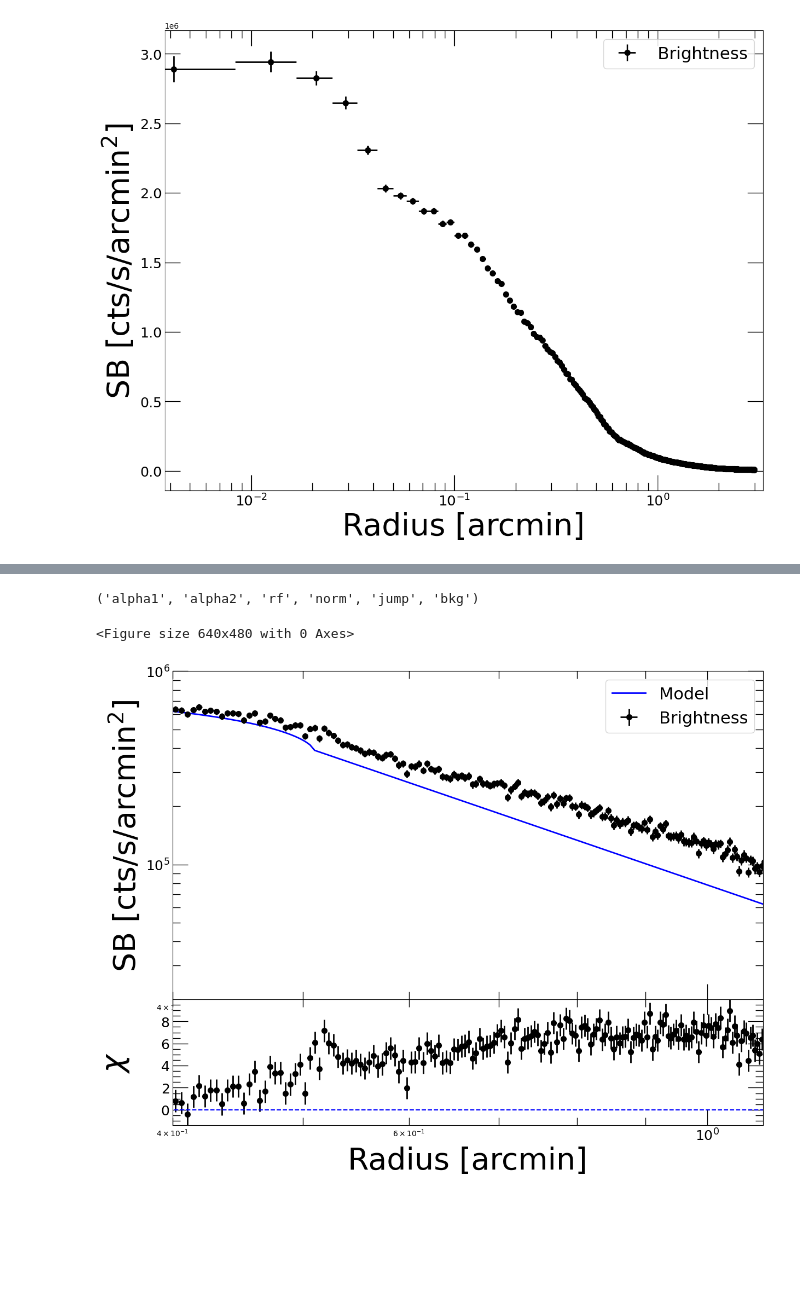
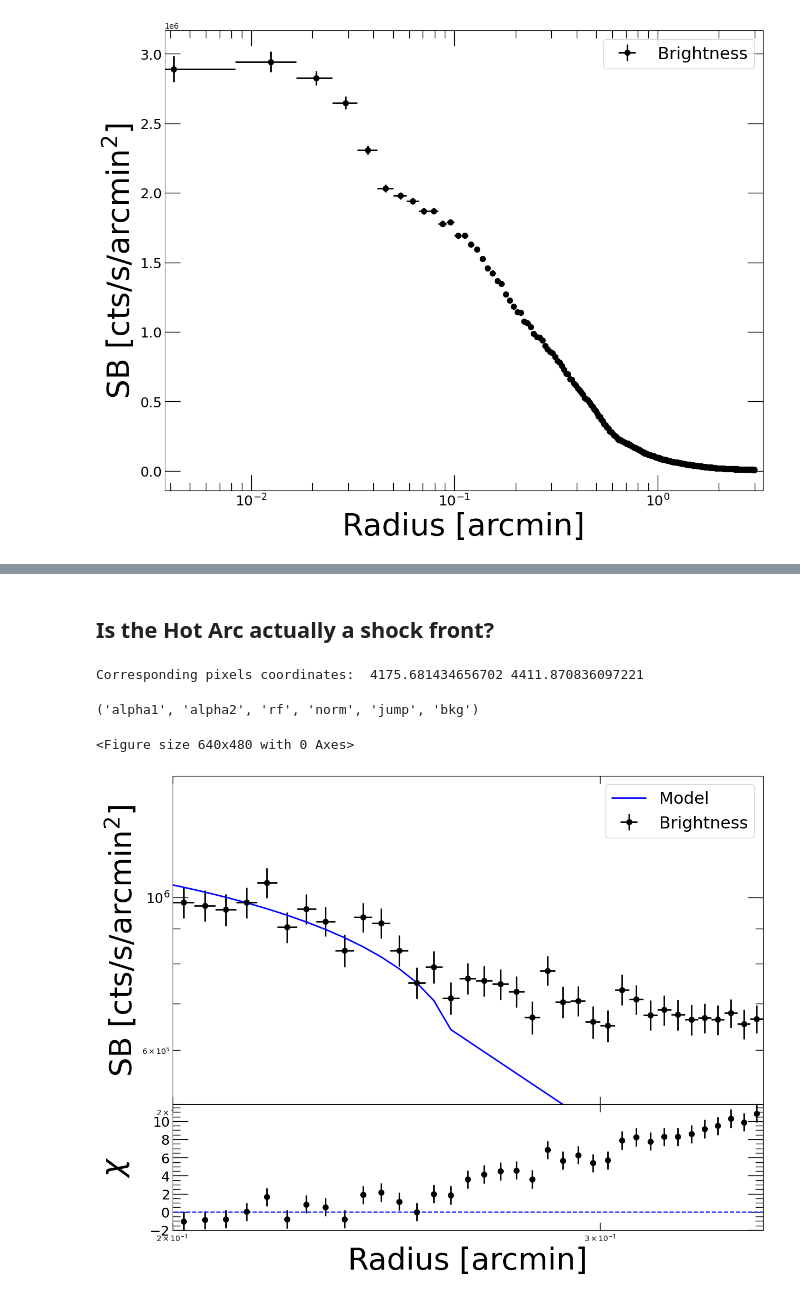
Before and after one commit to osaseo/abell_2597_chandra, a Jupyter notebook: 4_pyproffit_profiles.ipynb, the cells around one changed output, grey strips where cells are left out. Drawn from its saved outputs; the diff is of its cells as text; code cells hidden in the pictures; blank space fills up the shorter version.

```diff
--- a/4_pyproffit_profiles.ipynb
+++ b/4_pyproffit_profiles.ipynb
@@ -191,3 +1106,16 @@ Set MJD-END to 58048.807847 from DATE-END'. [astropy.wcs.wcs]
+# %% [markdown]
+## Is the Hot Arc actually a shock front?
+# %%
+annuli_width = 0.25 #arcsec ; just at the edge of chandra's resolution since the region is so small
+maxrad = 0.5 #arcmin
+
+prof_ha = pyproffit.Profile(data=data, binsize=annuli_width, maxrad=maxrad,
+                         center_choice='custom_fk5', center_ra=351.3325370,
+                         center_dec=-12.1243950)
+
+prof_ha.SBprofile(angle_low=334.73695, angle_high=360.44091)
+# %% [output]
+Corresponding pixels coordinates:  4175.681434656702 4411.870836097221
 # %%
 modbkn = pyproffit.Model(pyproffit.BknPow)
 
@@ -195,14 +1123,14 @@ print(modbkn.parnames)
 # %% [output]
 ('alpha1', 'alpha2', 'rf', 'norm', 'jump', 'bkg')
 # %%
-alpha1, alpha2, rf, norm, jump, bkg = [0.01, 1.7, 0.51, 6.1, 1.2, 0]
-xmin, xmax = 0.4, 1.1
-ymin, ymax = 0.02e6, 0.8e6
+alpha1, alpha2, rf, norm, jump, bkg = [0.01, 1.7, 0.26, 6.62, 1.2, 0]
+xmin, xmax = 0.2, 0.35
+ymin, ymax = 0.5e6, 1.5e6
 
 modbkn.SetParameters([alpha1, alpha2, rf, norm, jump, bkg])
 
-prof_se.Plot(model=modbkn, axes=[xmin, xmax, 0.02e6, 1e6], xscale='log', yscale='log')
+prof_ha.Plot(model=modbkn, axes=[xmin, xmax, ymin, ymax], xscale='log', yscale='log')
 # %% [output]
 <Figure size 640x480 with 0 Axes>
-[figure, old version]
+[figure, new version]
 # %%
```
Also changed, not shown: parts of 116 cells of this notebook, 4 other files.
